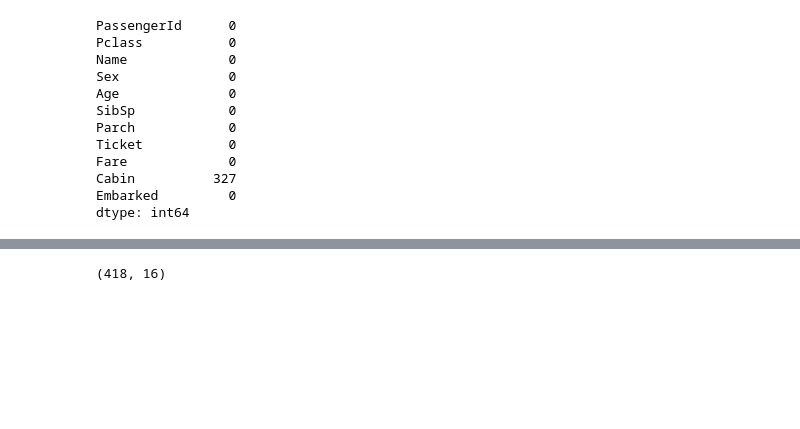
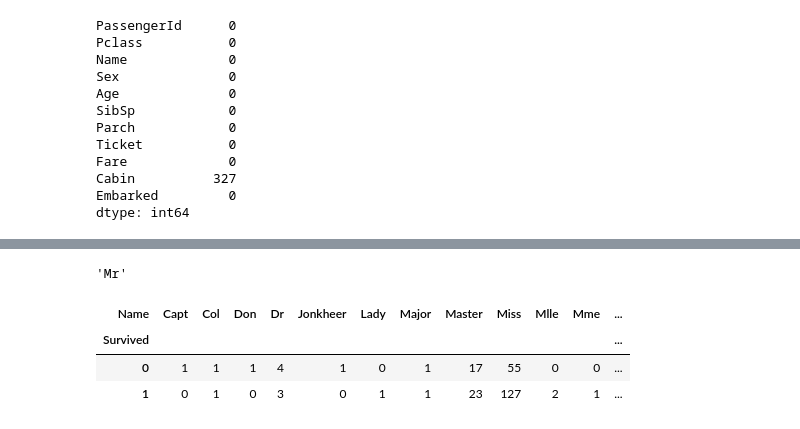
Before and after one commit to Elwing-Chou/MLMCUT, a Jupyter notebook: titanic.ipynb, the cells around one changed output, grey strips where cells are left out. Drawn from its saved outputs; the diff is of its cells as text; code cells hidden in the pictures; blank space fills up the shorter version.

```diff
--- a/titanic.ipynb
+++ b/titanic.ipynb
@@ -87,8 +182,20 @@ train_df = pd.concat([train_df, dummy], axis=1)
 # %%
 dummy = pd.get_dummies(test_df["Sex"])
 test_df = pd.concat([test_df, dummy], axis=1)
-# %%
-# train_df.shape
-test_df.shape
-# %% [output]
-(418, 16)
+# %%
+# DEMO一格
+s = "Braund, Mr. Owen Harris"
+s.split(",")[-1].split(".")[0].replace(" ", "")
+# %% [output]
+'Mr'
+# %%
+# Series(行).apply(流程)
+def middle(s):
+    return s.split(",")[-1].split(".")[0].replace(" ", "")
+mid = train_df["Name"].apply(middle)
+pd.crosstab(mid, train_df["Survived"]).T
+# %% [output]
+| Name | Capt | Col | Don | Dr | Jonkheer | Lady | Major | Master | Miss | Mlle | Mme | ... |
+| Survived |  |  |  |  |  |  |  |  |  |  |  | ... |
+| 0 | 1 | 1 | 1 | 4 | 1 | 0 | 1 | 17 | 55 | 0 | 0 | ... |
+| 1 | 0 | 1 | 0 | 3 | 0 | 1 | 1 | 23 | 127 | 2 | 1 | ... |
```
Also changed, not shown: parts of 9 cells of this notebook.
